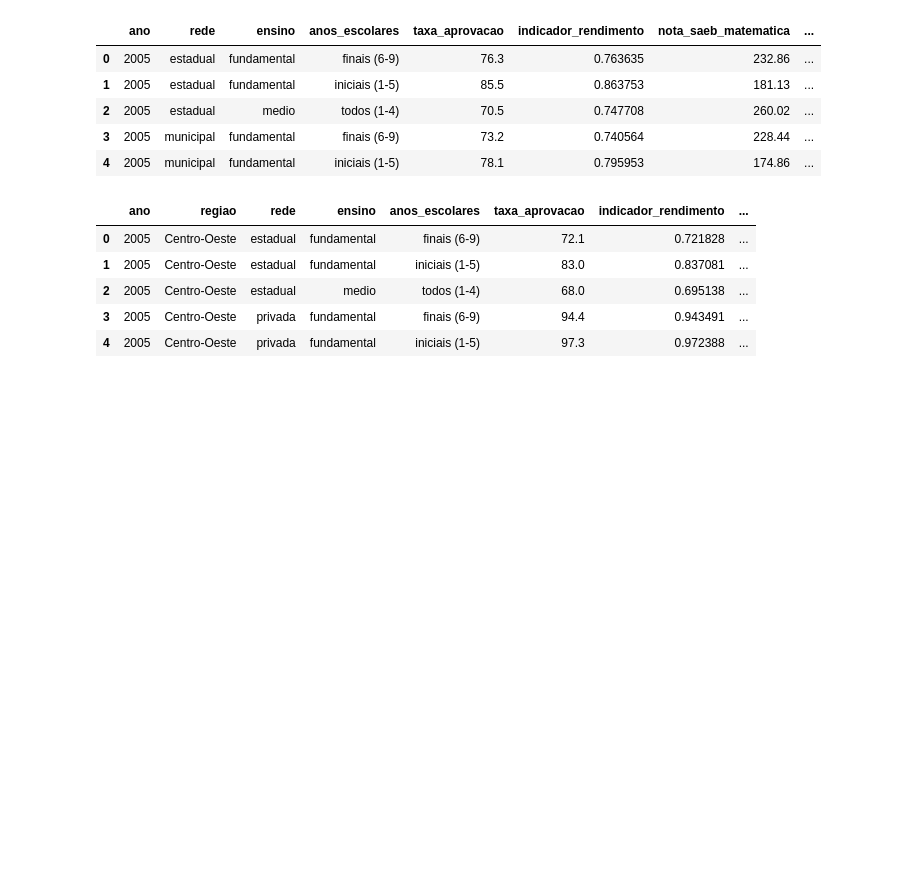
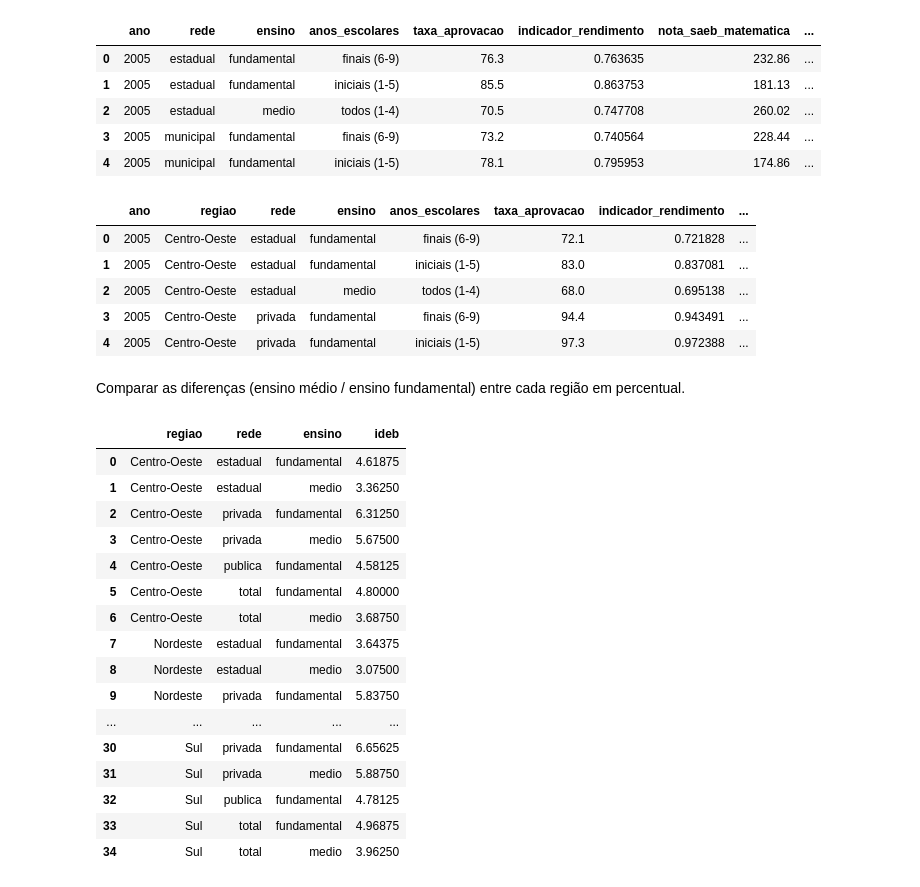
Before and after one commit to gustavolenin/-ndice-de-Desenvolvimento-da-Educa-o-B-sica-Ideb-, a Jupyter notebook: Índice_de_Desenvolvimento_da_Educação_Básica_(Ideb).ipynb, the cells around one changed output. Cells and saved outputs as stored; diff of their text form; code cells hidden in the pictures; blank space fills up the shorter version.

```diff
--- a/Índice_de_Desenvolvimento_da_Educação_Básica_(Ideb).ipynb
+++ b/Índice_de_Desenvolvimento_da_Educação_Básica_(Ideb).ipynb
@@ -512,3 +512,25 @@ df_regiao.head()
 | 2 | 2005 | Centro-Oeste | estadual | medio | todos (1-4) | 68.0 | 0.695138 | ... |
 | 3 | 2005 | Centro-Oeste | privada | fundamental | finais (6-9) | 94.4 | 0.943491 | ... |
 | 4 | 2005 | Centro-Oeste | privada | fundamental | iniciais (1-5) | 97.3 | 0.972388 | ... |
+# %% [markdown]
+Comparar as diferenças (ensino médio / ensino fundamental) entre cada região em percentual.
+# %%
+df_regiao.groupby(['regiao','rede','ensino']).ideb.mean().reset_index()
+# %% [output]
+|  | regiao | rede | ensino | ideb |
+| 0 | Centro-Oeste | estadual | fundamental | 4.61875 |
+| 1 | Centro-Oeste | estadual | medio | 3.36250 |
+| 2 | Centro-Oeste | privada | fundamental | 6.31250 |
+| 3 | Centro-Oeste | privada | medio | 5.67500 |
+| 4 | Centro-Oeste | publica | fundamental | 4.58125 |
+| 5 | Centro-Oeste | total | fundamental | 4.80000 |
+| 6 | Centro-Oeste | total | medio | 3.68750 |
+| 7 | Nordeste | estadual | fundamental | 3.64375 |
+| 8 | Nordeste | estadual | medio | 3.07500 |
+| 9 | Nordeste | privada | fundamental | 5.83750 |
+| ... | ... | ... | ... | ... |
+| 30 | Sul | privada | fundamental | 6.65625 |
+| 31 | Sul | privada | medio | 5.88750 |
+| 32 | Sul | publica | fundamental | 4.78125 |
+| 33 | Sul | total | fundamental | 4.96875 |
+| 34 | Sul | total | medio | 3.96250 |
```
